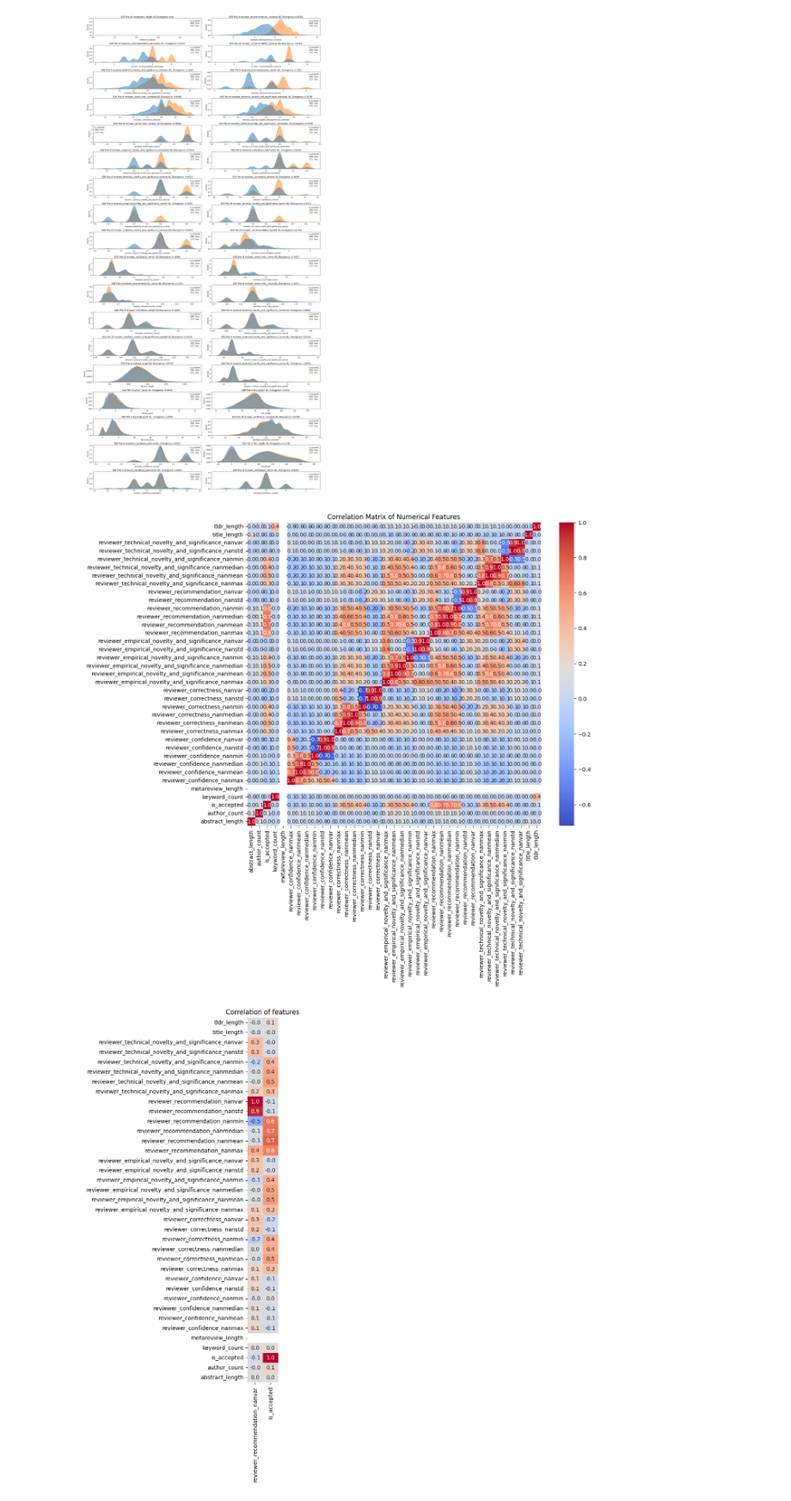
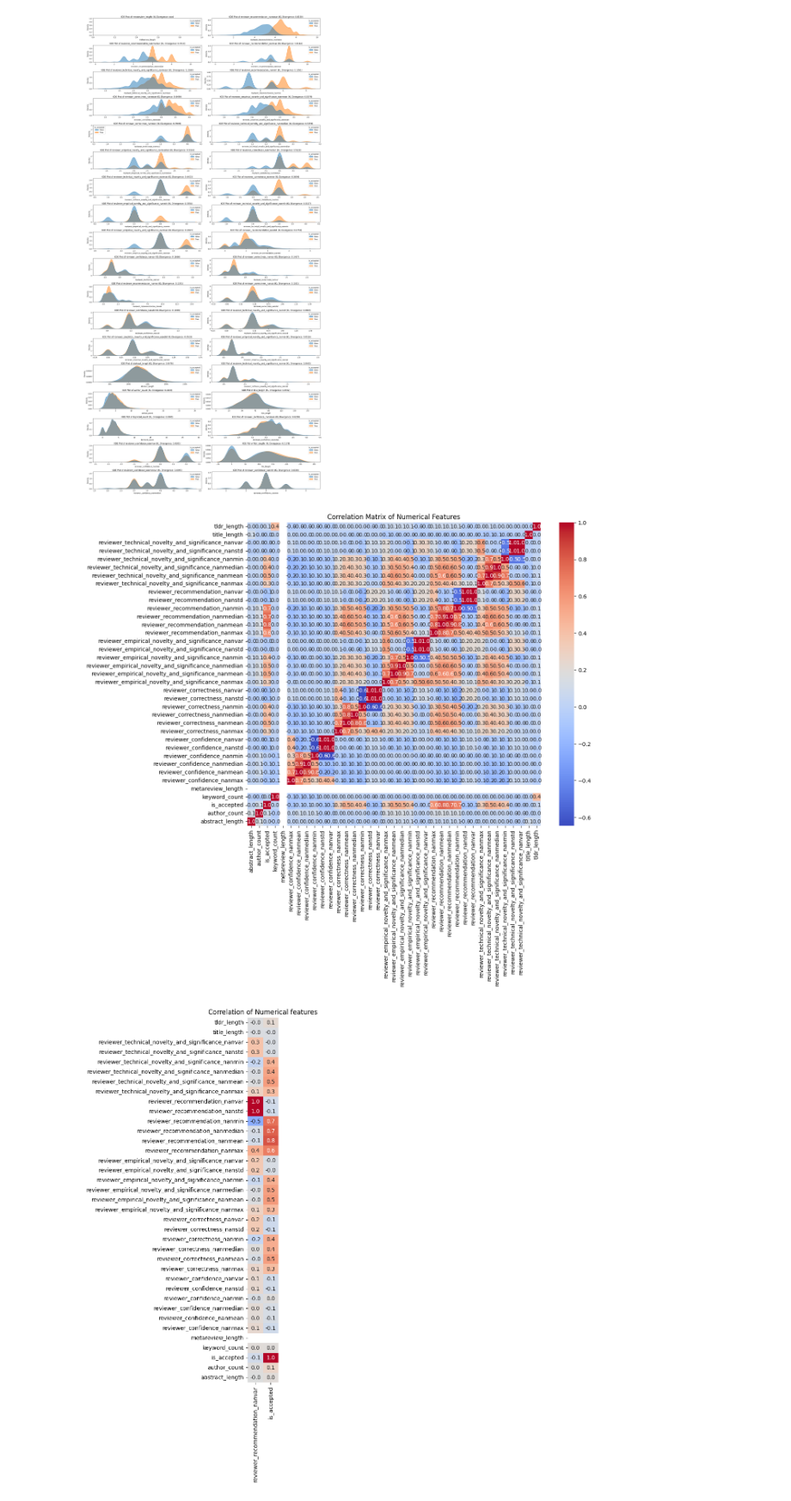
Before and after one commit to halilfarukkaragoz/data-literacy-group16, a Jupyter notebook: koray/notebooks/distribution-of-features.ipynb, the cells around one changed output. Shown at 86% size. Saved outputs shown, nothing was run; the diff lists cells and outputs as text; code cells hidden in the pictures.

Commit message:
try other corr methods

```diff
--- a/koray/notebooks/distribution-of-features.ipynb
+++ b/koray/notebooks/distribution-of-features.ipynb
@@ -18,8 +18,8 @@ conference_invitations = [
 # 'ICLR.cc/2021/Conference/-/Blind_Submission',
 ]
 
-feature_df = list(get_features(conference_invitations, disable_cache=True))
-# feature_df = list(get_features(conference_invitations, disable_cache=False))
+# feature_df = list(get_features(conference_invitations, disable_cache=True))
+feature_df = list(get_features(conference_invitations, disable_cache=False))
 df = pd.concat(feature_df)
 df
 # %% [output]
@@ -96,15 +92,17 @@ import pandas as pd
 import seaborn as sns
 import matplotlib.pyplot as plt
 
-# Assuming 'df' is the DataFrame containing your data
+from scipy.stats import pointbiserialr
 
-# Calculate the correlation matrix
-correlation_matrix = df.corr(numeric_only=True)
+
+# correlation_matrix = df.corr(numeric_only=True, method='pearson')
+correlation_matrix = df.corr(numeric_only=True, method='spearman')
+# correlation_matrix = df.corr(numeric_only=True, method=lambda x,y : pointbiserialr(x,y)[0])
 
 
 # Plot the correlation matrix using a heatmap
 plt.figure(figsize=(12, 10))
-ax = sns.heatmap(correlation_matrix, annot=True, fmt='.1f', cmap='coolwarm', cbar=True)
+ax = sns.heatmap(correlation_matrix, annot=True, fmt='.01f', cmap='coolwarm', cbar=True)
 
 # Flip the y-axis
 ax.invert_yaxis()
@@ -112,26 +110,22 @@ ax.invert_yaxis()
 plt.title("Correlation Matrix of Numerical Features")
 plt.show()
 # %% [output]
-[figure, old version]
+[figure, new version]
 # %%
 import pandas as pd
 import seaborn as sns
 import matplotlib.pyplot as plt
 
-# Calculate the correlation matrix
-correlation_matrix = df.corr(numeric_only=True)
-
-# Focus on reviewer_confidence_nanvar and is_accepted
 correlation_subset = correlation_matrix.loc[:, ['reviewer_recommendation_nanvar', 'is_accepted']]
 
 # Plot the correlation matrix using a heatmap
 plt.figure(figsize=(1, 12))  # Adjust the figure size for better visibility
 ax = sns.heatmap(correlation_subset, annot=True, fmt='.1f', cmap='coolwarm', cbar=False, center=0, vmin=-1, vmax=1 )
 
 # Flip the y-axis to have reviewer_confidence_nanvar at the top
 ax.invert_yaxis()
 
-plt.title("Correlation of features")
+plt.title("Correlation of Numerical features")
 plt.show()
 # %% [output]
-[figure, old version]
+[figure, new version]
```
Also changed, not shown: parts of 1 cell of this notebook.
